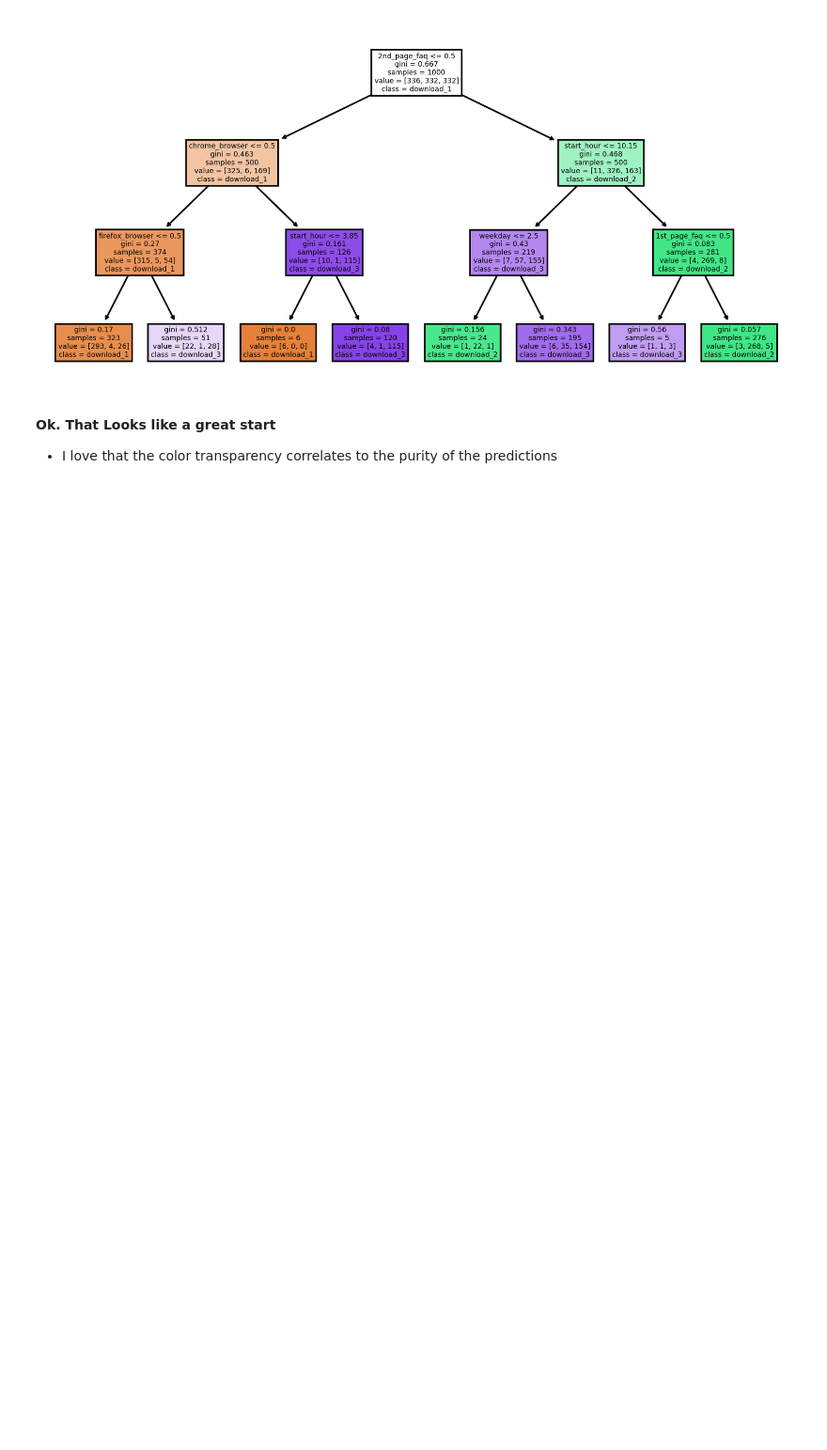
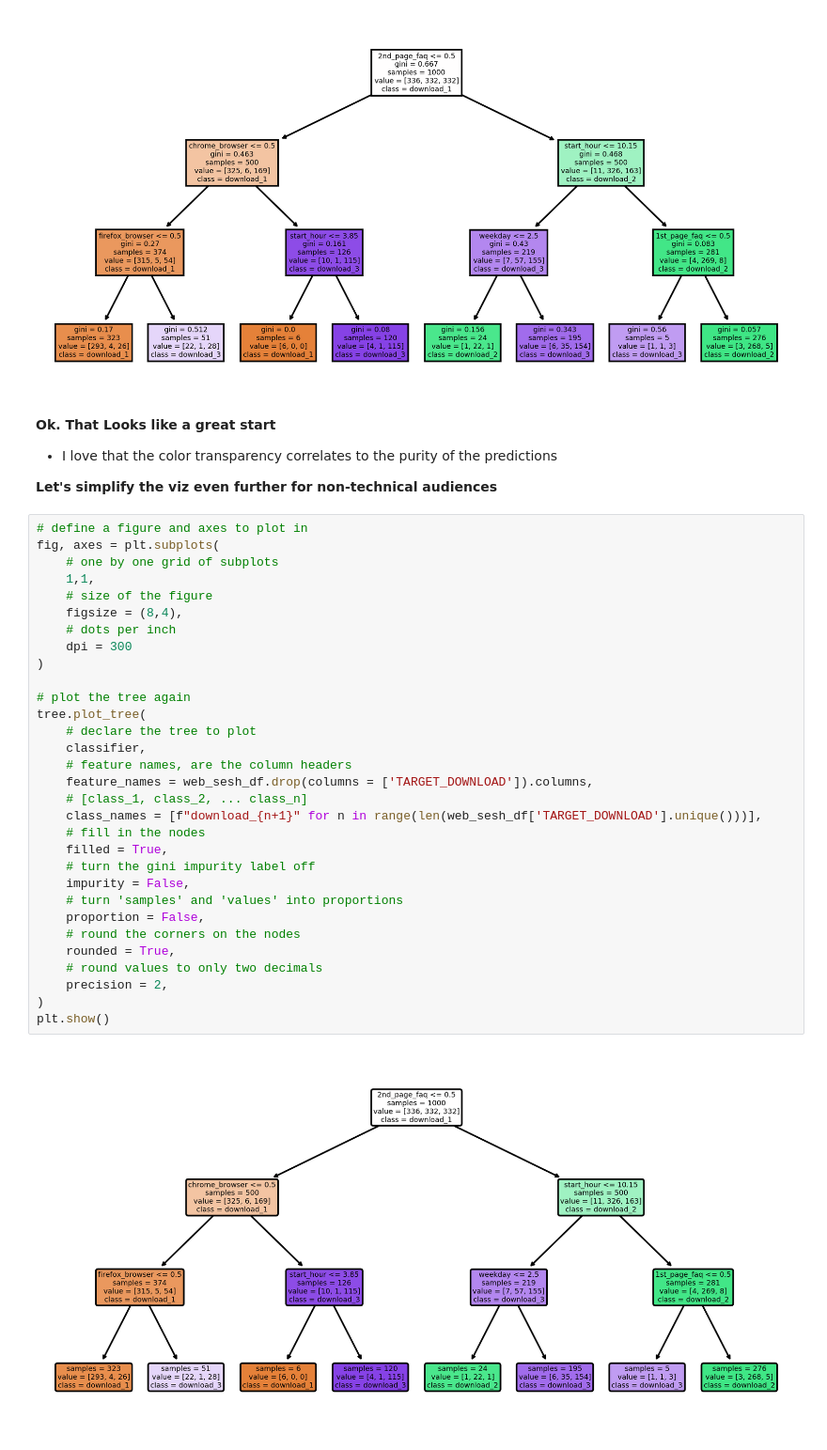
Before and after one commit to paulo-metrostar/intro-clf-trees, a Jupyter notebook: 2.0-visualize-a-decision-tree.ipynb, the cells around one changed output. Shown at 94% size. Drawn from its saved outputs; the diff is of its cells as text; blank space fills up the shorter version.

```diff
--- a/2.0-visualize-a-decision-tree.ipynb
+++ b/2.0-visualize-a-decision-tree.ipynb
@@ -117,3 +117,38 @@ plt.show()
 # %% [markdown]
 **Ok. That Looks like a great start**
 - I love that the color transparency correlates to the purity of the predictions
+
+**Let's simplify the viz even further for non-technical audiences**
+# %%
+# define a figure and axes to plot in
+fig, axes = plt.subplots(
+    # one by one grid of subplots
+    1,1,
+    # size of the figure
+    figsize = (8,4),
+    # dots per inch
+    dpi = 300
+)
+
+# plot the tree again
+tree.plot_tree(
+    # declare the tree to plot
+    classifier,
+    # feature names, are the column headers
+    feature_names = web_sesh_df.drop(columns = ['TARGET_DOWNLOAD']).columns,
+    # [class_1, class_2, ... class_n]
+    class_names = [f"download_{n+1}" for n in range(len(web_sesh_df['TARGET_DOWNLOAD'].unique()))],
+    # fill in the nodes
+    filled = True,
+    # turn the gini impurity label off
+    impurity = False,
+    # turn 'samples' and 'values' into proportions
+    proportion = False,
+    # round the corners on the nodes
+    rounded = True,
+    # round values to only two decimals
+    precision = 2,
+)
+plt.show()
+# %% [output]
+[figure, added]
```
Also changed, not shown: 1 other file.
